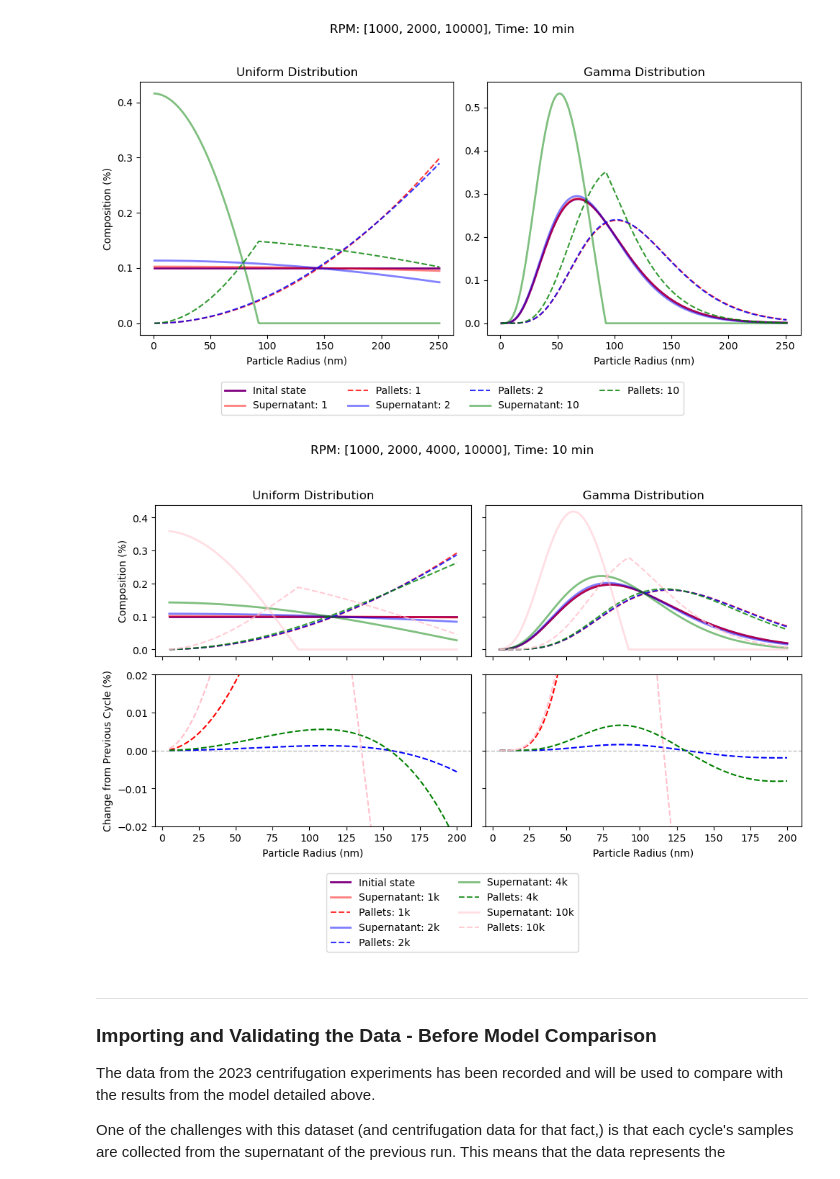
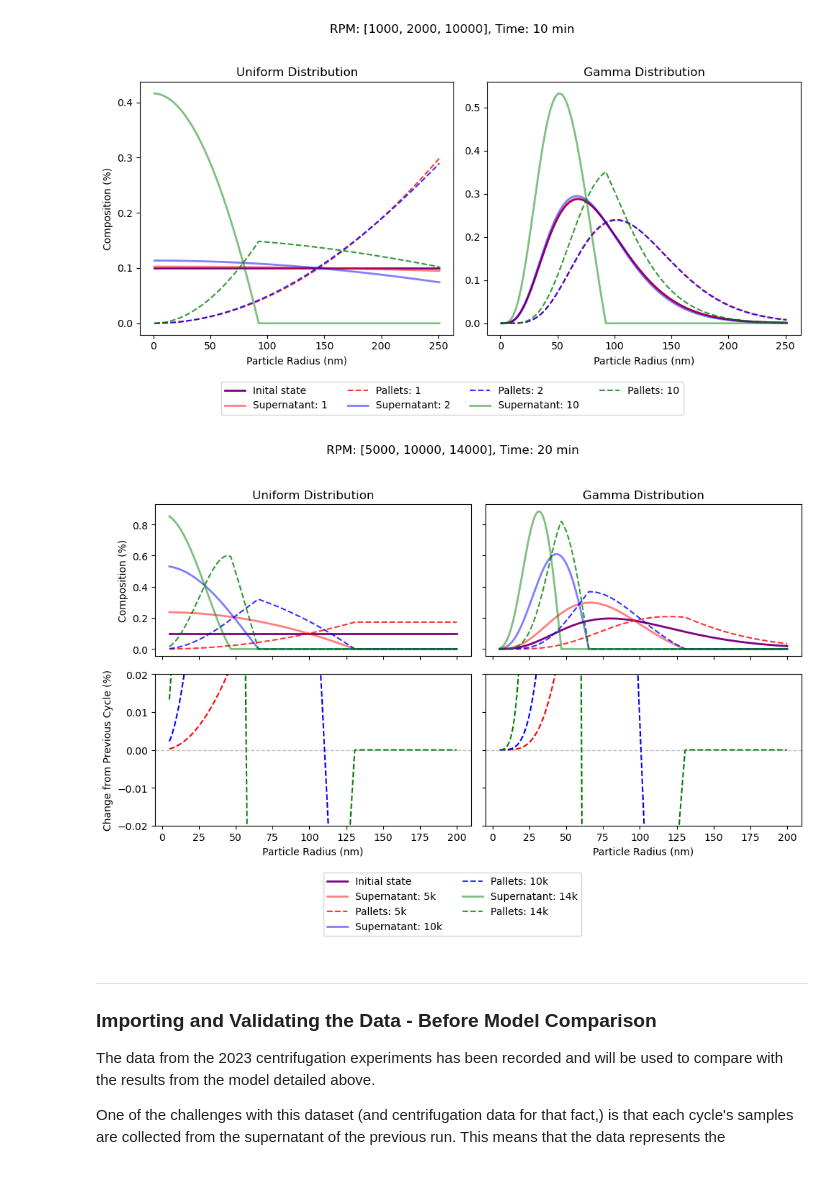
Before and after one commit to williammcmp/Nano-Particle-Playground, a Jupyter notebook: Centrifugation Model.ipynb, the cells around one changed output. Drawn from its saved outputs; the diff is of its cells as text; code cells hidden in the pictures.

```diff
--- a/Centrifugation Model.ipynb
+++ b/Centrifugation Model.ipynb
@@ -507,7 +510,7 @@ plt.show()
 [figure]
 # %%
 # Parameters for plotting
-RPMS = [1000, 2000, 4000, 10000]
+RPMS = [5000, 10000, 14000]
 count = 1000
 
 # Initial size distribution - uniform distribution
@@ -524,7 +527,7 @@ probability_gamma = gamma.pdf(size * 1e9, shape_param, scale=scale_param)
 probability_uniformed /= np.sum(probability_uniformed)
 probability_gamma /= np.sum(probability_gamma)
 
-times = 10
+times = 20
 
 # Color cycle for different runs
 colors = ['red', 'blue', 'green', 'pink']
@@ -586,34 +589,34 @@ for rpm in RPMS:
     # ax[1, 1].plot(size * 1e9, np.diff([gam_super_hold, probability_gamma], axis=0).T * 1e2, color=colors[index])
     ax[1, 1].plot(size * 1e9, np.diff([gam_pallet_hold, pallets_gamma], axis=0).T * 1e2, color=colors[index], linestyle='--')
 
     index += 1
 
 ax[1,0].axhline(y=0, color='gray', linestyle='--', linewidth=1, alpha=0.5)
 ax[1,1].axhline(y=0, color='gray', linestyle='--', linewidth=1, alpha=0.5)
 
 # Titles and labels
 ax[0, 0].set_title("Uniform Distribution")
 ax[0, 1].set_title("Gamma Distribution")
 fig.suptitle(f"RPM: {RPMS}, Time: {times} min")
 
 # X-axis labels
 ax[1, 0].set_xlabel("Particle Radius (nm)")
 ax[1, 1].set_xlabel("Particle Radius (nm)")
 
 # Y-axis labels
 ax[0, 0].set_ylabel("Composition (%)")
 ax[1, 0].set_ylabel("Change from Previous Cycle (%)")
 
 ax[1,0].set_ylim([-0.02,0.02])
 
 # Shared legend below the plots
 handles, labels = ax[0, 1].get_legend_handles_labels()
 fig.legend(handles, labels, loc='upper center', bbox_to_anchor=(0.5, 0.0), ncol=2)
 
 plt.tight_layout(rect=[0, 0, 1, 0.95])
 plt.show()
 # %% [output]
-[figure, old version]
+[figure, new version]
 # %% [markdown]
 ---
 
```
Also changed, not shown: parts of 13 cells of this notebook, 1 other file.
